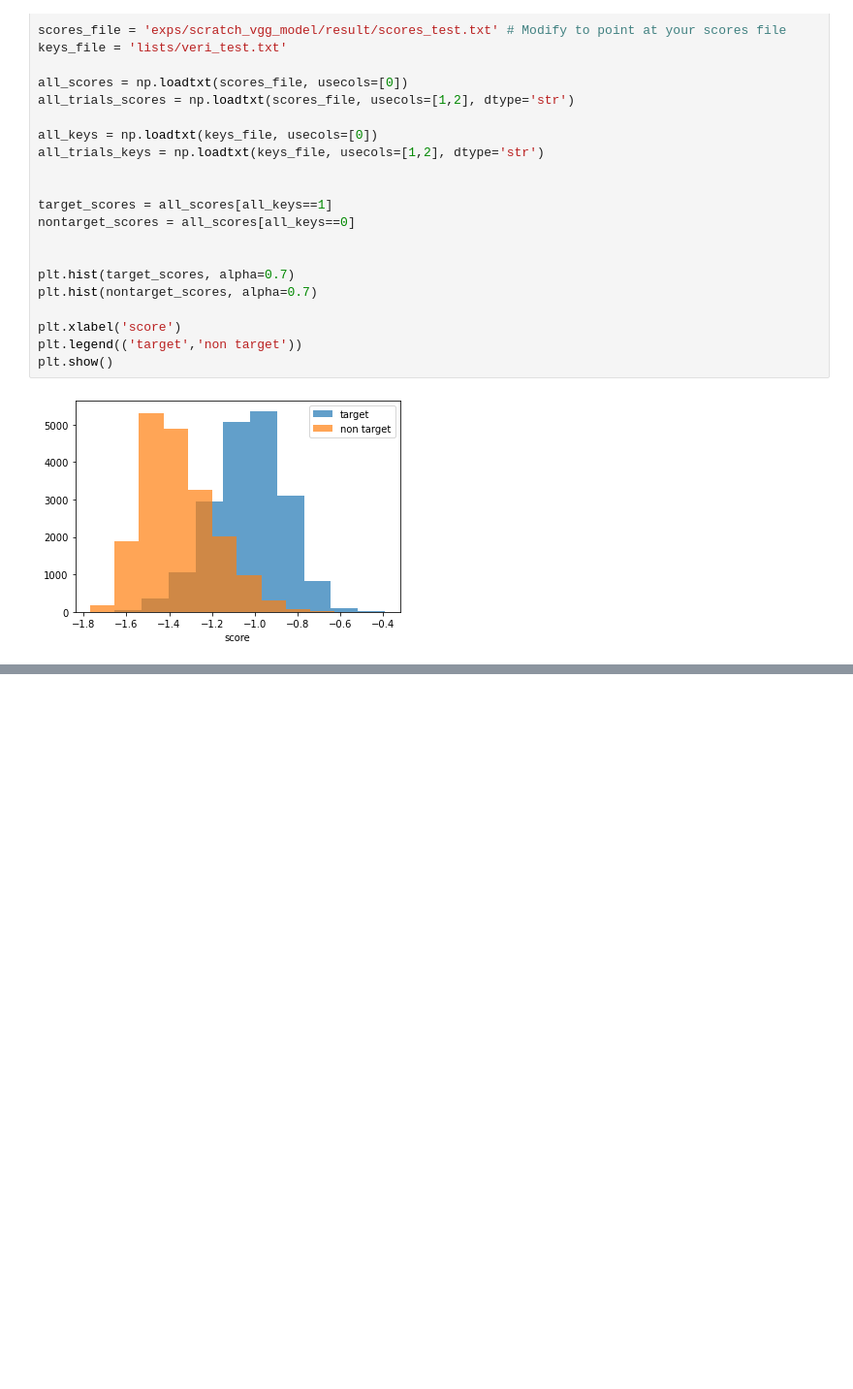
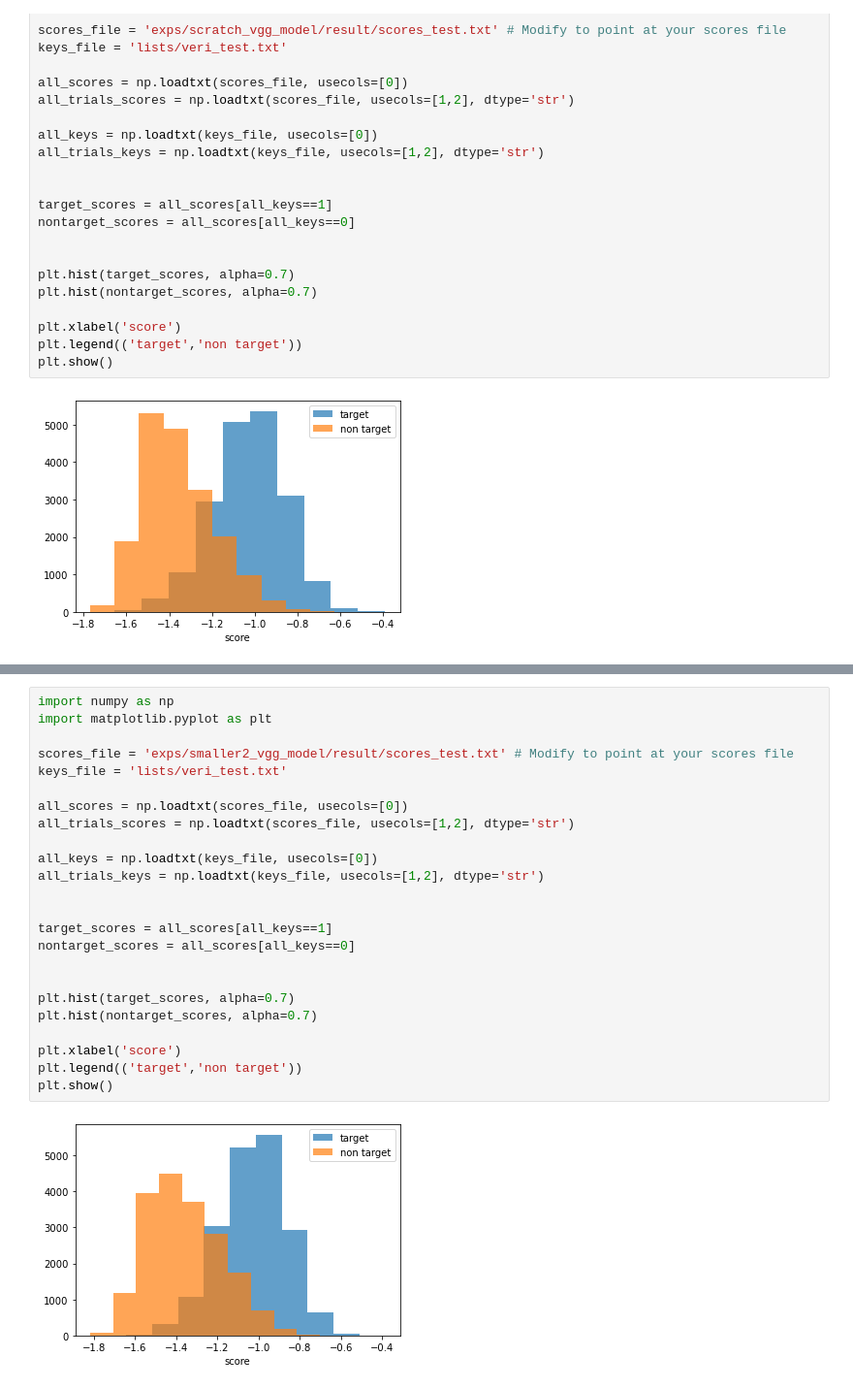
Before and after one commit to SanzCeb/dlasp, a Jupyter notebook: exps.ipynb, the cells around one changed output, grey strips where cells are left out. Shown: that part at 97% size. Saved outputs shown, nothing was run; the diff lists cells and outputs as text; blank space fills up the shorter version.

Commit message:
Added experiments with vgg custom models

```diff
--- a/exps.ipynb
+++ b/exps.ipynb
@@ -167,0 +223,26 @@ plt.show()
+# %%
+import numpy as np
+import matplotlib.pyplot as plt
+
+scores_file = 'exps/smaller2_vgg_model/result/scores_test.txt' # Modify to point at your scores file
+keys_file = 'lists/veri_test.txt'
+
+all_scores = np.loadtxt(scores_file, usecols=[0])
+all_trials_scores = np.loadtxt(scores_file, usecols=[1,2], dtype='str')
+
+all_keys = np.loadtxt(keys_file, usecols=[0])
+all_trials_keys = np.loadtxt(keys_file, usecols=[1,2], dtype='str')
+
+
+target_scores = all_scores[all_keys==1]
+nontarget_scores = all_scores[all_keys==0]
+
+
+plt.hist(target_scores, alpha=0.7)
+plt.hist(nontarget_scores, alpha=0.7)
+
+plt.xlabel('score')
+plt.legend(('target','non target'))
+plt.show()
+# %% [output]
+[figure, added]
```
Also changed, not shown: parts of 4 cells of this notebook, 6 other files.
